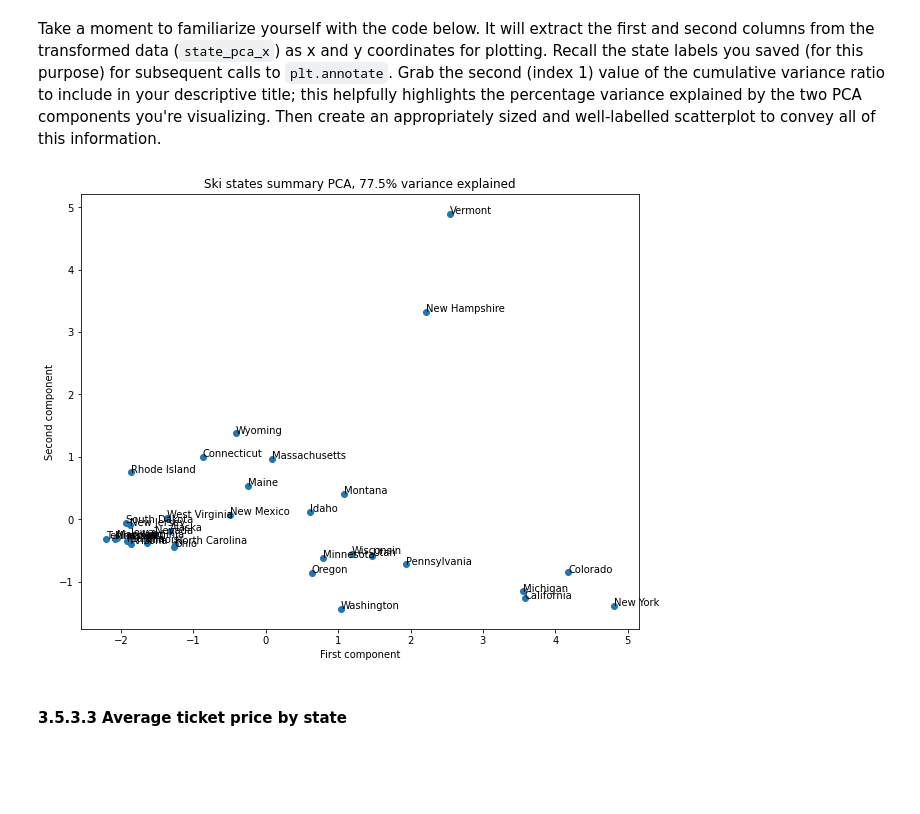
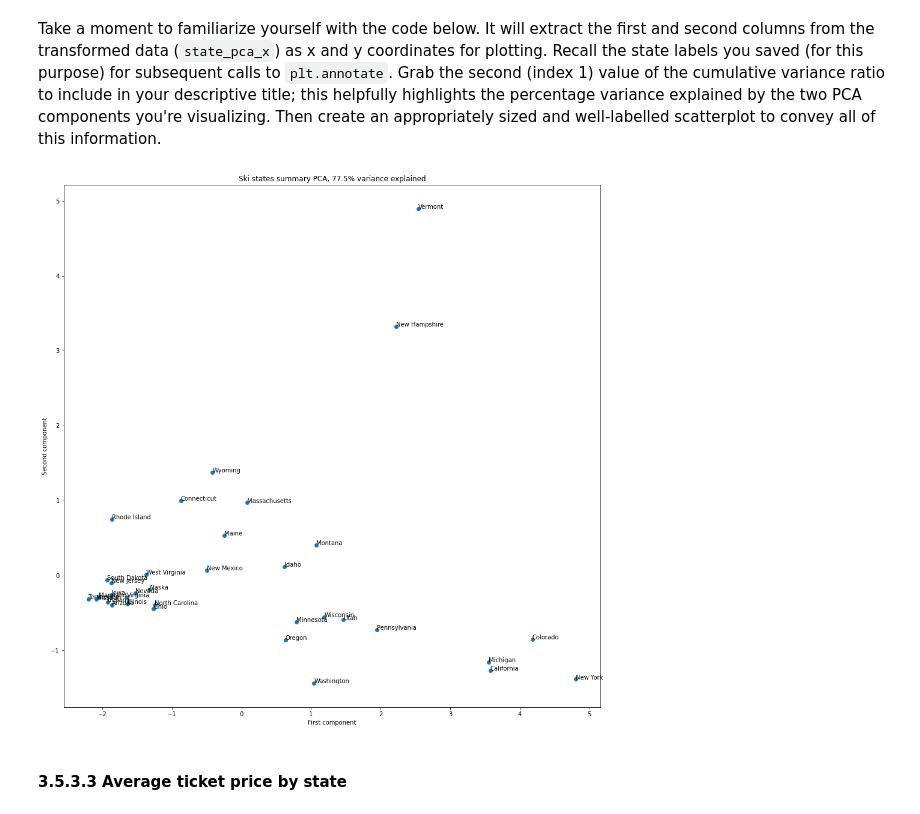
Before and after one commit to byongrakkim/DataScienceGuidedCapstone, a Jupyter notebook: Notebooks/03_exploratory_data_analysis.ipynb, the cells around one changed output. Saved outputs shown, nothing was run; the diff lists cells and outputs as text; code cells hidden in the pictures; blank space fills up the shorter version.

```diff
--- a/Notebooks/03_exploratory_data_analysis.ipynb
+++ b/Notebooks/03_exploratory_data_analysis.ipynb
@@ -297,7 +339,8 @@ So they have quite some long tails on them, but there's definitely some structur
 # %% [markdown]
 #### 3.5.2.1 Top states by resort density<a id='3.5.2.1_Top_states_by_resort_density'></a>
 # %%
-state_summary.set_index('state').resorts_per_100kcapita.sort_values(ascending=False).head()
+#Top ten - Resorts per capita (100k)
+state_summary.set_index('state').resorts_per_100kcapita.sort_values(ascending=False).head(10)
 # %% [output]
 state
 Vermont          2.403889
@@ -308 +356,4 @@ Idaho            0.671492
 Name: resorts_per_100kcapita, dtype: float64
+# %%
+#Bottom ten - Resorts per capita (100k)
+state_summary.set_index('state').resorts_per_100kcapita.sort_values(ascending=False).tail(10)
@@ -309,5 +375,6 @@ Name: resorts_per_100kcapita, dtype: float64
 # %%
-state_summary.set_index('state').resorts_per_100ksq_mile.sort_values(ascending=False).head()
+#Top ten - Resorts per 100k sq miles
+state_summary.set_index('state').resorts_per_100ksq_mile.sort_values(ascending=False).head(10)
 # %% [output]
 state
 New Hampshire    171.141299
@@ -318 +390,4 @@ Rhode Island      64.724919
 Name: resorts_per_100ksq_mile, dtype: float64
+# %%
+#Bottom ten - Resorts per 100k sq miles
+state_summary.set_index('state').resorts_per_100ksq_mile.sort_values(ascending=False).tail(10)
@@ -480,17 +570,17 @@ to convey all of this information.
 # %%
 x = state_pca_x[:, 0]
 y = state_pca_x[:, 1]
 state = state_summary_index
 pc_var = 100 * state_pca.explained_variance_ratio_.cumsum()[1]
-plt.subplots(figsize=(10,8))
+plt.subplots(figsize=(16,16))
 plt.scatter(x=x, y=y)
 plt.xlabel('First component')
 plt.ylabel('Second component')
 plt.title(f'Ski states summary PCA, {pc_var:.1f}% variance explained')
 for s, x, y in zip(state, x, y):
     plt.annotate(s, (x, y))
 # %% [output]
-[figure, old version]
+[figure, new version]
 # %% [markdown]
 #### 3.5.3.3 Average ticket price by state<a id='3.5.3.3_Average_ticket_price_by_state'></a>
 # %% [markdown]
```
Also changed, not shown: parts of 16 cells of this notebook.
